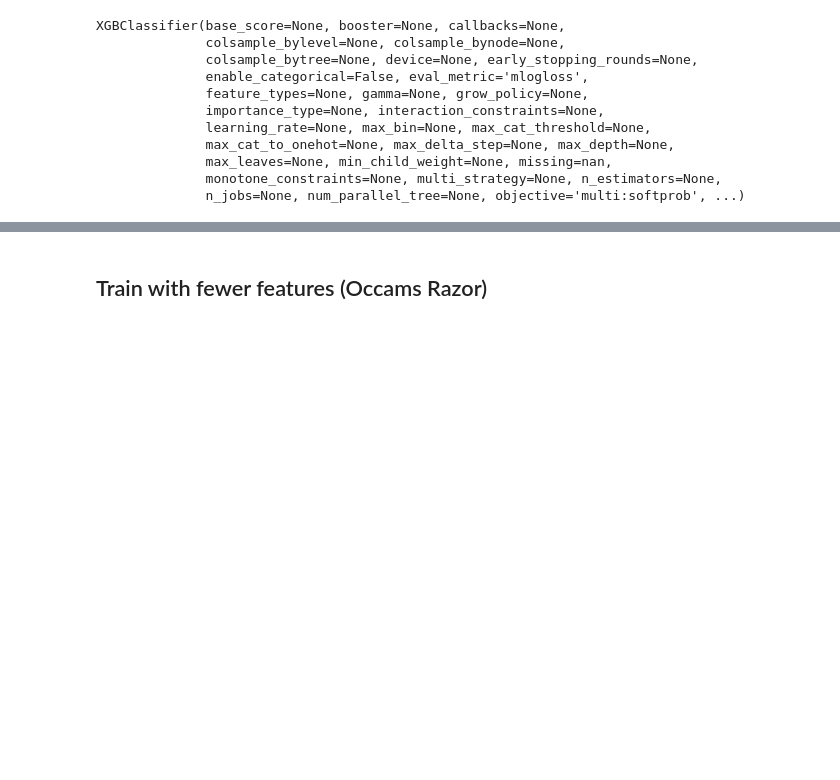
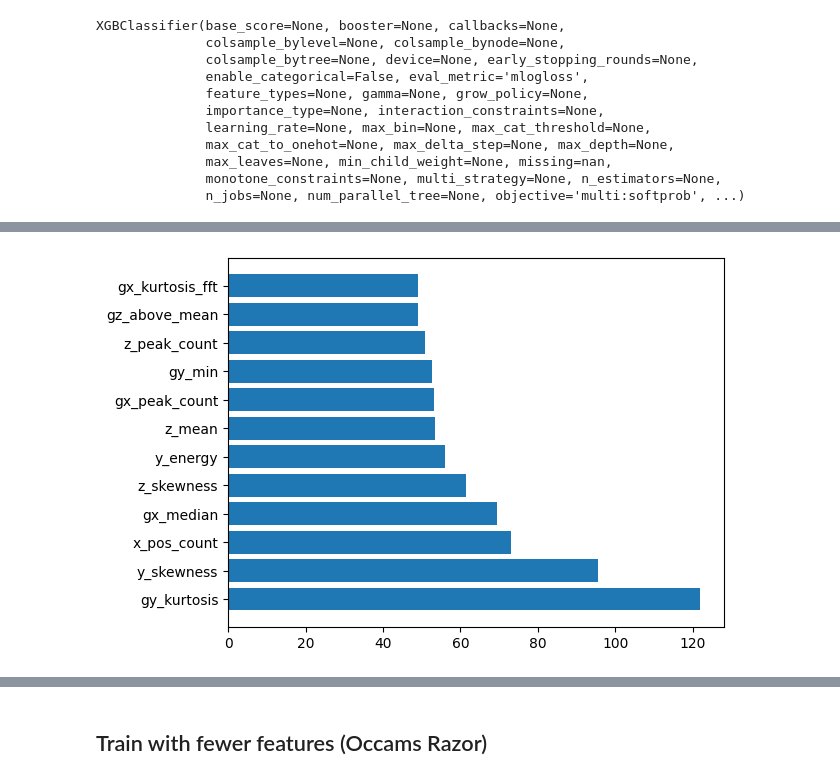
Before and after one commit to till2/ds4w-user-identification, a Jupyter notebook: classification-features.ipynb, the cells around one changed output, grey strips where cells are left out. Drawn from its saved outputs; the diff is of its cells as text; code cells hidden in the pictures; blank space fills up the shorter version.

```diff
--- a/classification-features.ipynb
+++ b/classification-features.ipynb
@@ -498,8 +498,14 @@ plt.show()
 # %%
-# XGBoost Feature Importance by Gain
-# feature_important = model.get_booster().get_score(importance_type='gain')
-# keys = list(feature_important.keys())
-# values = list(feature_important.values())
-#
-# data = pd.DataFrame(data=values, index=keys, columns=["gain"]).sort_values(by = "gain", ascending=False)
-# data.nlargest(40, columns="gain").plot(kind='barh', figsize = (20,10)) ## plot top 40 features
+metric = 'gain' # weight, cover, gain
+
+feature_important = model.get_booster().get_score(importance_type=metric)
+keys = list(feature_important.keys())
+values = list(feature_important.values())
+
+data = pd.DataFrame(data=values, index=keys, columns=[metric]).sort_values(by=metric, ascending=False)
+
+yticks = data.nlargest(12, columns=metric).index.to_list()
+plt.barh(np.arange(12), data.nlargest(12, columns=metric).values.flatten())
+plt.yticks(np.arange(12), yticks);
+# %% [output]
+[figure, added]
```
Also changed, not shown: parts of 11 cells of this notebook.
